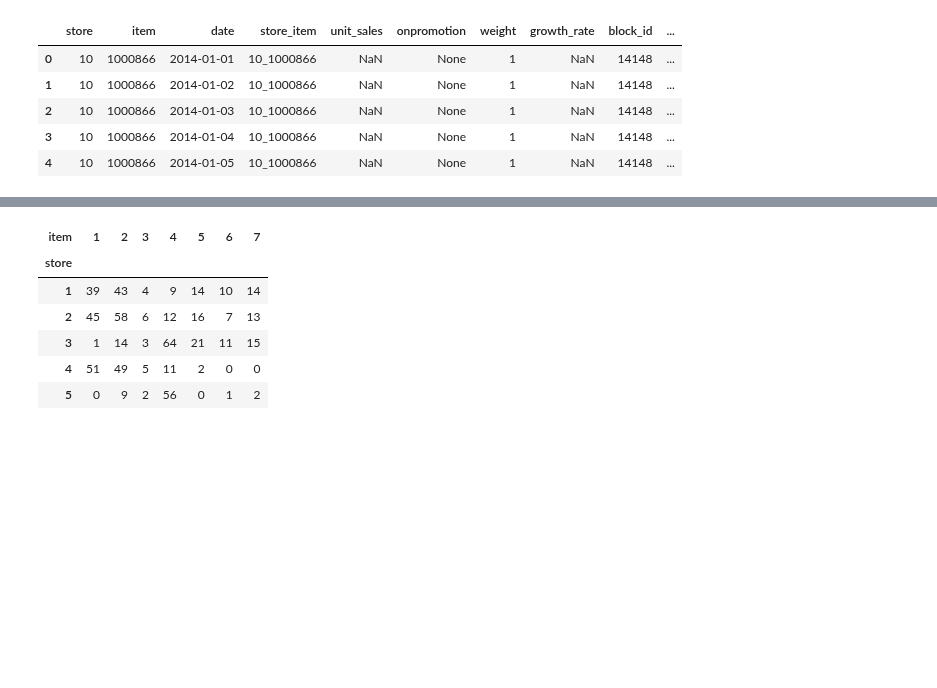
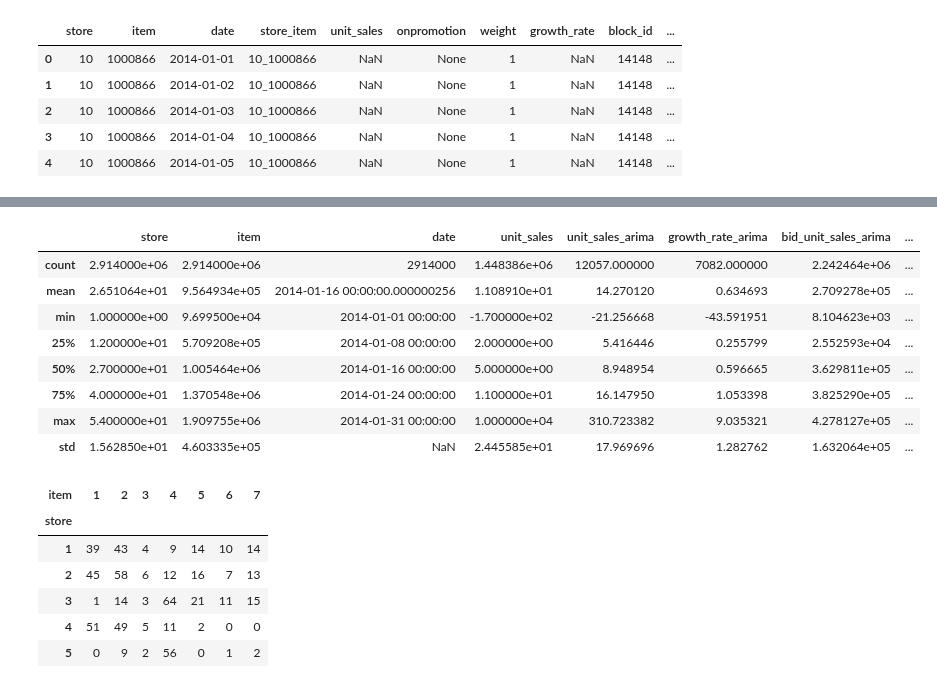
Before and after one commit to ygrepo/kaggle_favorita_grocery_sales_forecasting, a Jupyter notebook: notebook/analysis.ipynb, the cells around one changed output, grey strips where cells are left out. Saved outputs shown, nothing was run; the diff lists cells and outputs as text; code cells hidden in the pictures; blank space fills up the shorter version.

```diff
--- a/notebook/analysis.ipynb
+++ b/notebook/analysis.ipynb
@@ -184,3 +184,7 @@ df.head()
 | 2 | 10 | 1000866 | 2014-01-03 | 10_1000866 | NaN | None | 1 | NaN | 14148 | ... |
 | 3 | 10 | 1000866 | 2014-01-04 | 10_1000866 | NaN | None | 1 | NaN | 14148 | ... |
 | 4 | 10 | 1000866 | 2014-01-05 | 10_1000866 | NaN | None | 1 | NaN | 14148 | ... |
+# %%
+data_path = Path("../output/data/2014_January_top_53_store_2000_item_growth_rate_clustered_medians_cyc_features.parquet")
+df = pd.read_parquet(data_path)
+df.describe()
@@ -193,3 +227,15 @@ Index(['start_date', 'store_item', 'store', 'item', 'weight', 'sales_day_1',
+# %%
+df[['store', 'item', 'date', 'store_item', 'unit_sales', 'unit_sales_arima', 'growth_rate_arima', 'bid_unit_sales_arima', 'bid_growth_rate_arima']].describe()
+# %% [output]
+|  | store | item | date | unit_sales | unit_sales_arima | growth_rate_arima | bid_unit_sales_arima | ... |
+| count | 2.914000e+06 | 2.914000e+06 | 2914000 | 1.448386e+06 | 12057.000000 | 7082.000000 | 2.242464e+06 | ... |
+| mean | 2.651064e+01 | 9.564934e+05 | 2014-01-16 00:00:00.000000256 | 1.108910e+01 | 14.270120 | 0.634693 | 2.709278e+05 | ... |
+| min | 1.000000e+00 | 9.699500e+04 | 2014-01-01 00:00:00 | -1.700000e+02 | -21.256668 | -43.591951 | 8.104623e+03 | ... |
+| 25% | 1.200000e+01 | 5.709208e+05 | 2014-01-08 00:00:00 | 2.000000e+00 | 5.416446 | 0.255799 | 2.552593e+04 | ... |
+| 50% | 2.700000e+01 | 1.005464e+06 | 2014-01-16 00:00:00 | 5.000000e+00 | 8.948954 | 0.596665 | 3.629811e+05 | ... |
+| 75% | 4.000000e+01 | 1.370548e+06 | 2014-01-24 00:00:00 | 1.100000e+01 | 16.147950 | 1.053398 | 3.825290e+05 | ... |
+| max | 5.400000e+01 | 1.909755e+06 | 2014-01-31 00:00:00 | 1.000000e+04 | 310.723382 | 9.035321 | 4.278127e+05 | ... |
+| std | 1.562850e+01 | 4.603335e+05 | NaN | 2.445585e+01 | 17.969696 | 1.282762 | 1.632064e+05 | ... |
 # %%
 # Your data as a list of lists
 data = [
```
Also changed, not shown: parts of 3 cells of this notebook, 1 other file.
